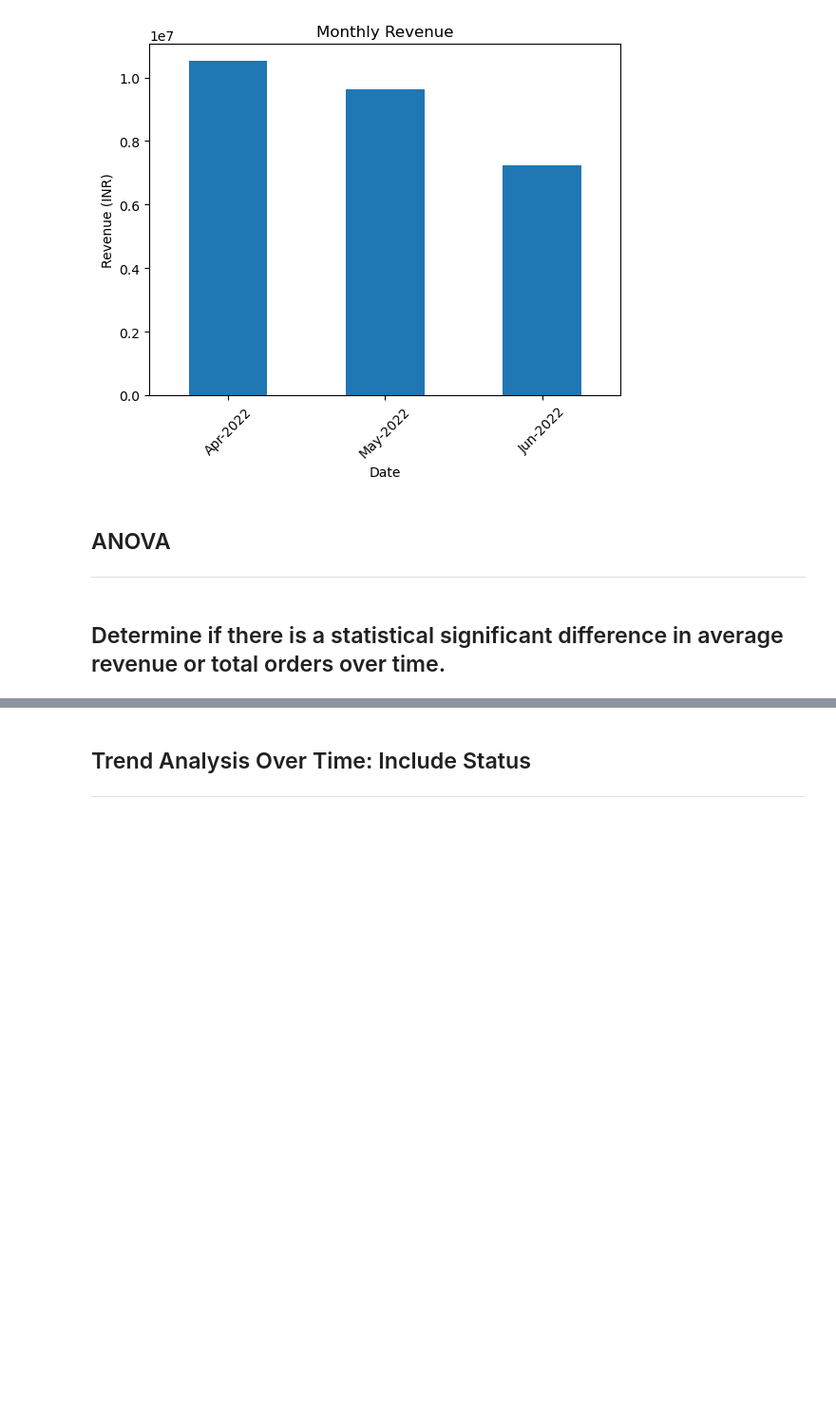
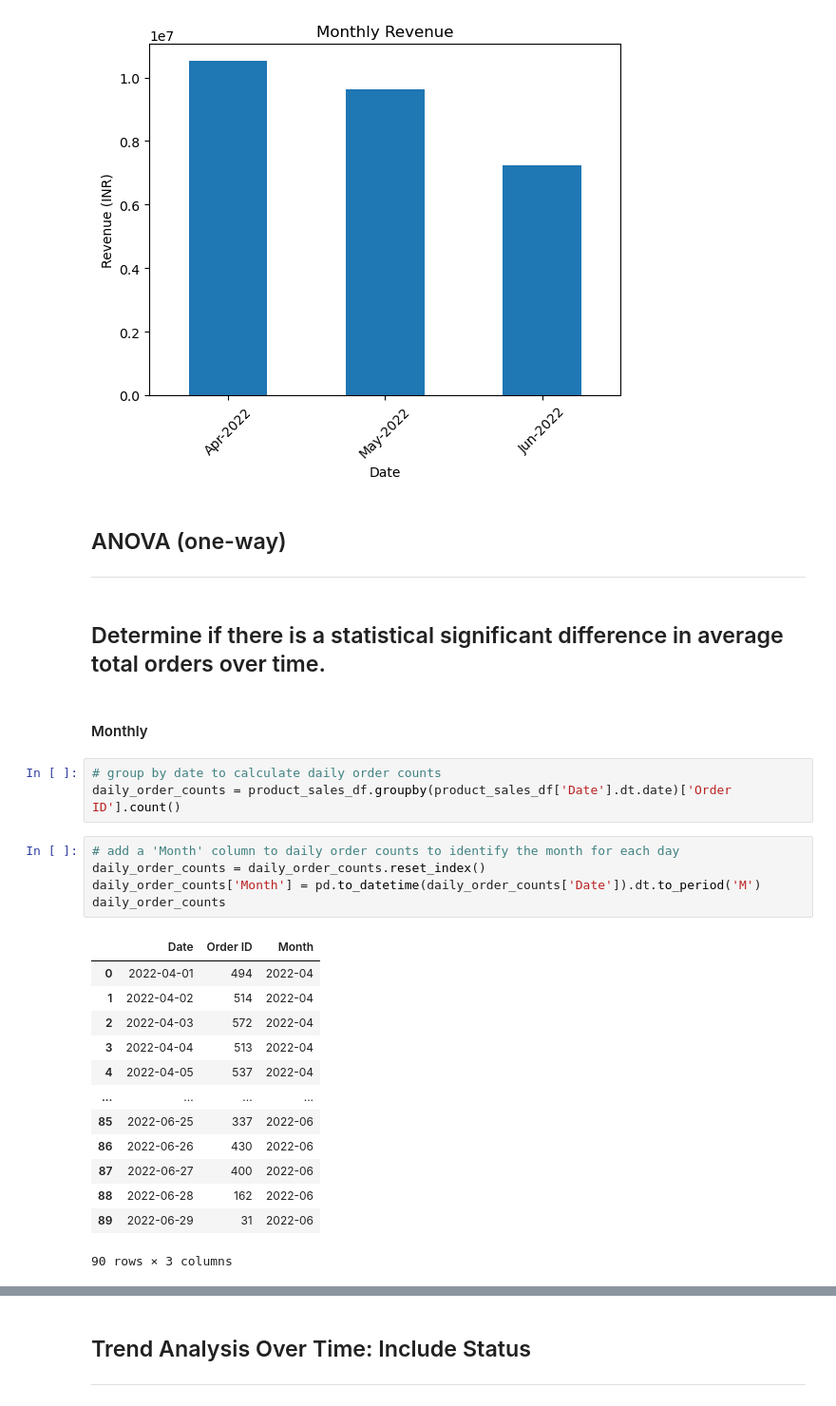
Before and after one commit to brianna-mitri/project-1, a Jupyter notebook: BM_Work/time_analysis.ipynb, the cells around one changed output, grey strips where cells are left out. Shown: that part at 95% size. Cells and saved outputs as stored; diff of their text form; blank space fills up the shorter version.

Commit message:
Added one-way ANOVA analysis

```diff
--- a/BM_Work/time_analysis.ipynb
+++ b/BM_Work/time_analysis.ipynb
@@ -176,7 +176,31 @@ plt.show()
 # %% [output]
 [figure]
 # %% [markdown]
-## ANOVA
+## ANOVA (one-way)
 ---
 # %% [markdown]
-## Determine if there is a statistical significant difference in average revenue or total orders over time.
+## Determine if there is a statistical significant difference in average total orders over time.
+# %% [markdown]
+#### Monthly
+# %%
+# group by date to calculate daily order counts
+daily_order_counts = product_sales_df.groupby(product_sales_df['Date'].dt.date)['Order ID'].count()
+# %%
+# add a 'Month' column to daily order counts to identify the month for each day
+daily_order_counts = daily_order_counts.reset_index()
+daily_order_counts['Month'] = pd.to_datetime(daily_order_counts['Date']).dt.to_period('M')
+daily_order_counts
+# %% [output]
+|  | Date | Order ID | Month |
+| 0 | 2022-04-01 | 494 | 2022-04 |
+| 1 | 2022-04-02 | 514 | 2022-04 |
+| 2 | 2022-04-03 | 572 | 2022-04 |
+| 3 | 2022-04-04 | 513 | 2022-04 |
+| 4 | 2022-04-05 | 537 | 2022-04 |
+| ... | ... | ... | ... |
+| 85 | 2022-06-25 | 337 | 2022-06 |
+| 86 | 2022-06-26 | 430 | 2022-06 |
+| 87 | 2022-06-27 | 400 | 2022-06 |
+| 88 | 2022-06-28 | 162 | 2022-06 |
+| 89 | 2022-06-29 | 31 | 2022-06 |
+90 rows × 3 columns
```
Also changed, not shown: parts of 9 cells of this notebook.
